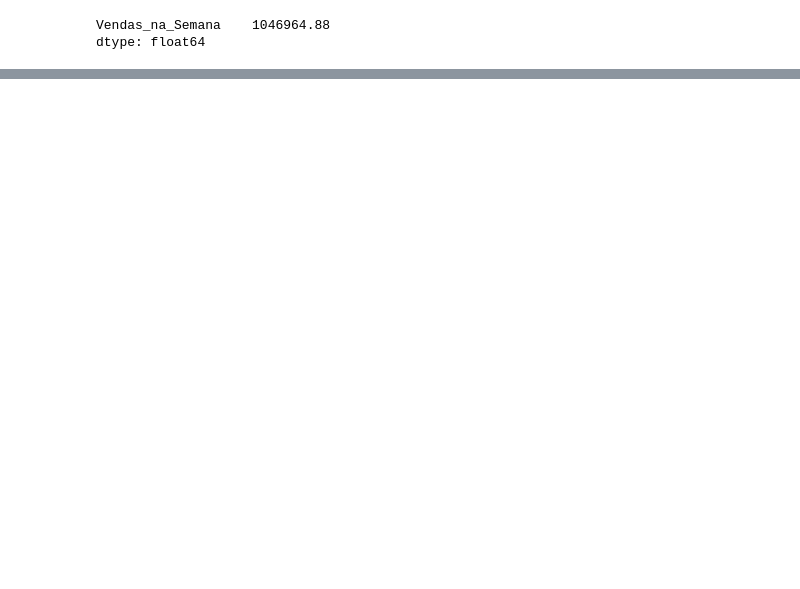
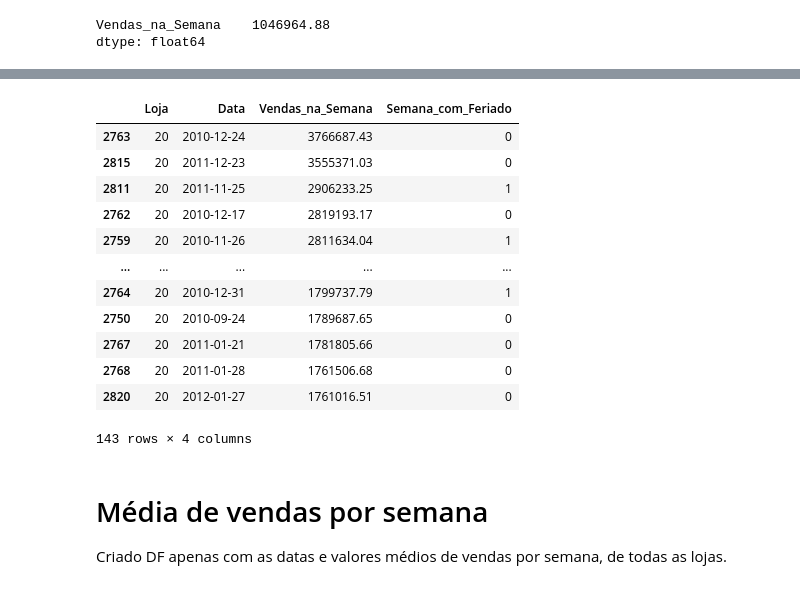
Before and after one commit to Rafaelfyh/MiniProjetoDNC, a Jupyter notebook: MiniProjeto_DBC_Slot4.ipynb, the cells around one changed output, grey strips where cells are left out. Cells and saved outputs as stored; diff of their text form; code cells hidden in the pictures; blank space fills up the shorter version.

```diff
--- a/MiniProjeto_DBC_Slot4.ipynb
+++ b/MiniProjeto_DBC_Slot4.ipynb
@@ -202,0 +428,24 @@ Name: Vendas_na_Semana, dtype: float64
+# %%
+# Vendas por semana Loja 20
+df1_loja20=df1['Loja']==20
+loja20 = df1[df1_loja20]
+loja20 = loja20.sort_values(by='Vendas_na_Semana',ascending=False)
+loja20
+# %% [output]
+|  | Loja | Data | Vendas_na_Semana | Semana_com_Feriado |
+| 2763 | 20 | 2010-12-24 | 3766687.43 | 0 |
+| 2815 | 20 | 2011-12-23 | 3555371.03 | 0 |
+| 2811 | 20 | 2011-11-25 | 2906233.25 | 1 |
+| 2762 | 20 | 2010-12-17 | 2819193.17 | 0 |
+| 2759 | 20 | 2010-11-26 | 2811634.04 | 1 |
+| ... | ... | ... | ... | ... |
+| 2764 | 20 | 2010-12-31 | 1799737.79 | 1 |
+| 2750 | 20 | 2010-09-24 | 1789687.65 | 0 |
+| 2767 | 20 | 2011-01-21 | 1781805.66 | 0 |
+| 2768 | 20 | 2011-01-28 | 1761506.68 | 0 |
+| 2820 | 20 | 2012-01-27 | 1761016.51 | 0 |
+143 rows × 4 columns
+# %% [markdown]
+# Média de vendas por semana
+
+Criado DF apenas com as datas e valores médios de vendas por semana, de todas as lojas.
```
Also changed, not shown: parts of 82 cells of this notebook.
